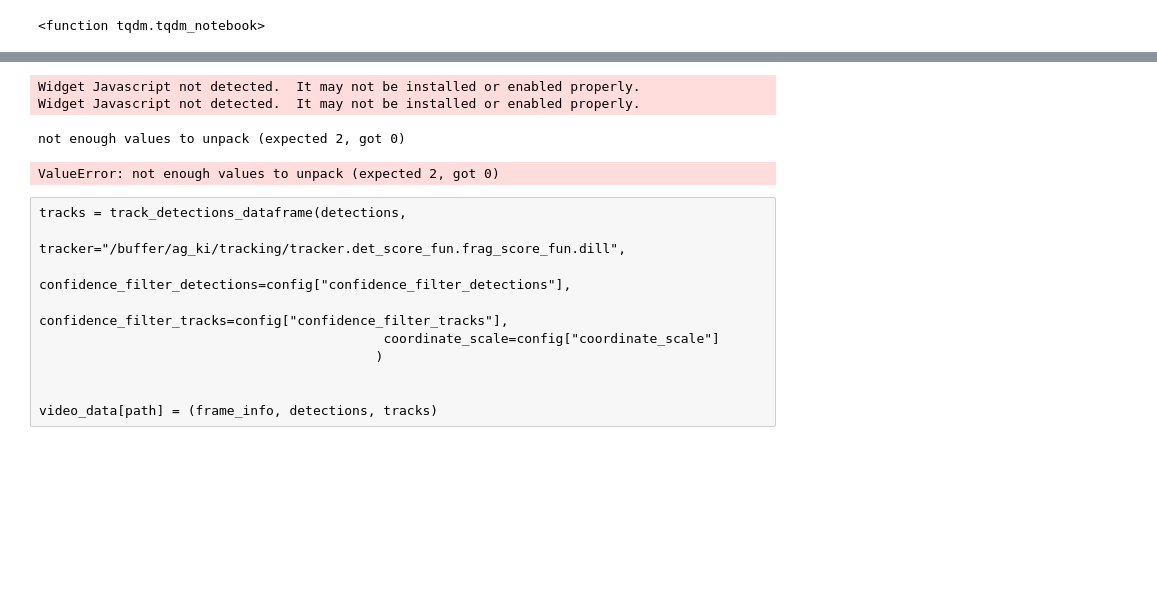
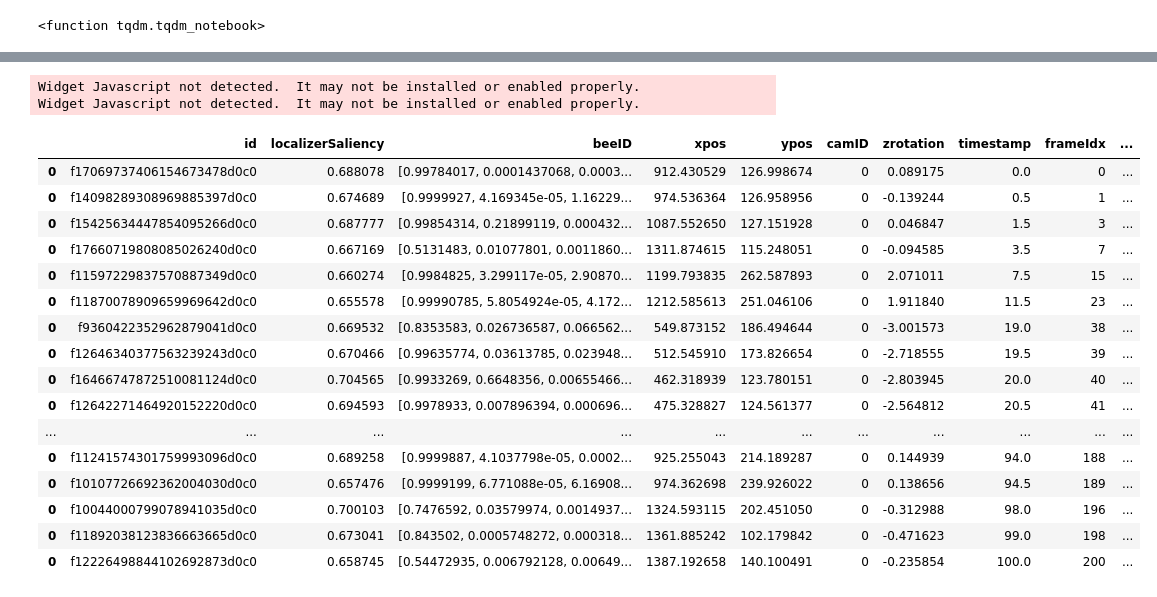
Before and after one commit to tschopo/swp_bioroboticslab, a Jupyter notebook: pipeline_tracking_test.ipynb, the cells around one changed output, grey strips where cells are left out. Cells and saved outputs as stored; diff of their text form; code cells hidden in the pictures; blank space fills up the shorter version.

```diff
--- a/pipeline_tracking_test.ipynb
+++ b/pipeline_tracking_test.ipynb
@@ -133,7 +144,7 @@ for config in tqdm_notebook(configs):
                                                      progress="tqdm_notebook"
                                                              )
         tracks = track_detections_dataframe(detections,
-                                            tracker="/buffer/ag_ki/tracking/tracker.det_score_fun.frag_score_fun.dill",
+                                            tracker="../tracker.det_score_fun.frag_score_fun.dill",
                                             confidence_filter_detections=config["confidence_filter_detections"],
                                            confidence_filter_tracks=config["confidence_filter_tracks"],
                                             coordinate_scale=config["coordinate_scale"]
@@ -150,15 +161,23 @@ for config in tqdm_notebook(configs):
 # %% [output]
 Widget Javascript not detected.  It may not be installed or enabled properly.
 Widget Javascript not detected.  It may not be installed or enabled properly.
-not enough values to unpack (expected 2, got 0)
-ValueError: not enough values to unpack (expected 2, got 0)
-# %% [raw]
-tracks = track_detections_dataframe(detections,
-                                            tracker="/buffer/ag_ki/tracking/tracker.det_score_fun.frag_score_fun.dill",
-                                            confidence_filter_detections=config["confidence_filter_detections"],
-                                           confidence_filter_tracks=config["confidence_filter_tracks"],
-                                            coordinate_scale=config["coordinate_scale"]
-                                           )
-
-
-video_data[path] = (frame_info, detections, tracks)
+# %%
+tracks
+# %% [output]
+|  | id | localizerSaliency | beeID | xpos | ypos | camID | zrotation | timestamp | frameIdx | ... |
+| 0 | f17069737406154673478d0c0 | 0.688078 | [0.99784017, 0.0001437068, 0.0003... | 912.430529 | 126.998674 | 0 | 0.089175 | 0.0 | 0 | ... |
+| 0 | f14098289308969885397d0c0 | 0.674689 | [0.9999927, 4.169345e-05, 1.16229... | 974.536364 | 126.958956 | 0 | -0.139244 | 0.5 | 1 | ... |
+| 0 | f15425634447854095266d0c0 | 0.687777 | [0.99854314, 0.21899119, 0.000432... | 1087.552650 | 127.151928 | 0 | 0.046847 | 1.5 | 3 | ... |
+| 0 | f17660719808085026240d0c0 | 0.667169 | [0.5131483, 0.01077801, 0.0011860... | 1311.874615 | 115.248051 | 0 | -0.094585 | 3.5 | 7 | ... |
+| 0 | f11597229837570887349d0c0 | 0.660274 | [0.9984825, 3.299117e-05, 2.90870... | 1199.793835 | 262.587893 | 0 | 2.071011 | 7.5 | 15 | ... |
+| 0 | f11870078909659969642d0c0 | 0.655578 | [0.99990785, 5.8054924e-05, 4.172... | 1212.585613 | 251.046106 | 0 | 1.911840 | 11.5 | 23 | ... |
+| 0 | f9360422352962879041d0c0 | 0.669532 | [0.8353583, 0.026736587, 0.066562... | 549.873152 | 186.494644 | 0 | -3.001573 | 19.0 | 38 | ... |
+| 0 | f12646340377563239243d0c0 | 0.670466 | [0.99635774, 0.03613785, 0.023948... | 512.545910 | 173.826654 | 0 | -2.718555 | 19.5 | 39 | ... |
+| 0 | f16466747872510081124d0c0 | 0.704565 | [0.9933269, 0.6648356, 0.00655466... | 462.318939 | 123.780151 | 0 | -2.803945 | 20.0 | 40 | ... |
+| 0 | f12642271464920152220d0c0 | 0.694593 | [0.9978933, 0.007896394, 0.000696... | 475.328827 | 124.561377 | 0 | -2.564812 | 20.5 | 41 | ... |
+| ... | ... | ... | ... | ... | ... | ... | ... | ... | ... | ... |
+| 0 | f11241574301759993096d0c0 | 0.689258 | [0.9999887, 4.1037798e-05, 0.0002... | 925.255043 | 214.189287 | 0 | 0.144939 | 94.0 | 188 | ... |
+| 0 | f10107726692362004030d0c0 | 0.657476 | [0.9999199, 6.771088e-05, 6.16908... | 974.362698 | 239.926022 | 0 | 0.138656 | 94.5 | 189 | ... |
+| 0 | f10044000799078941035d0c0 | 0.700103 | [0.7476592, 0.03579974, 0.0014937... | 1324.593115 | 202.451050 | 0 | -0.312988 | 98.0 | 196 | ... |
+| 0 | f11892038123836663665d0c0 | 0.673041 | [0.843502, 0.0005748272, 0.000318... | 1361.885242 | 102.179842 | 0 | -0.471623 | 99.0 | 198 | ... |
+| 0 | f12226498844102692873d0c0 | 0.658745 | [0.54472935, 0.006792128, 0.00649... | 1387.192658 | 140.100491 | 0 | -0.235854 | 100.0 | 200 | ... |
```
Also changed, not shown: parts of 10 cells of this notebook, 1 other file.
